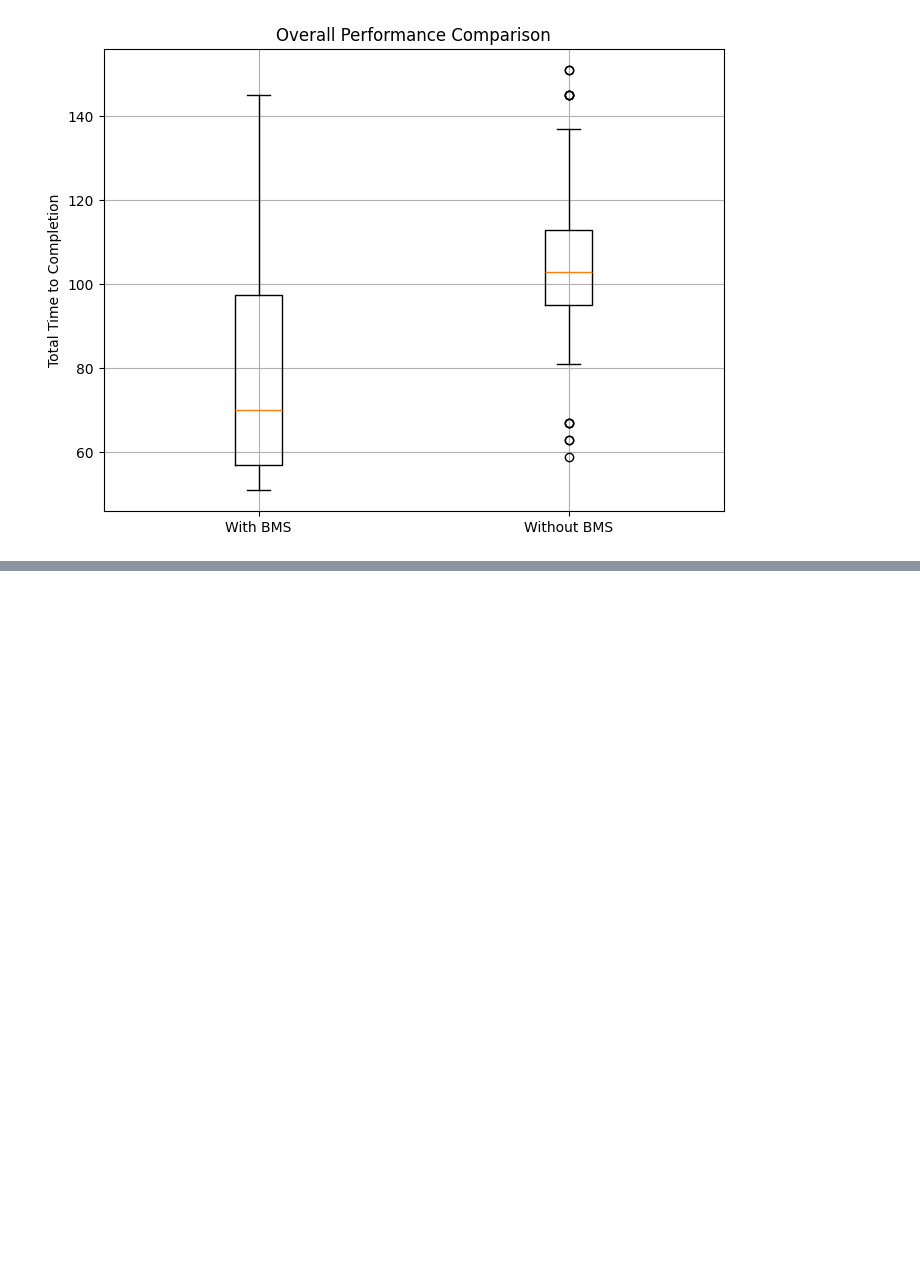
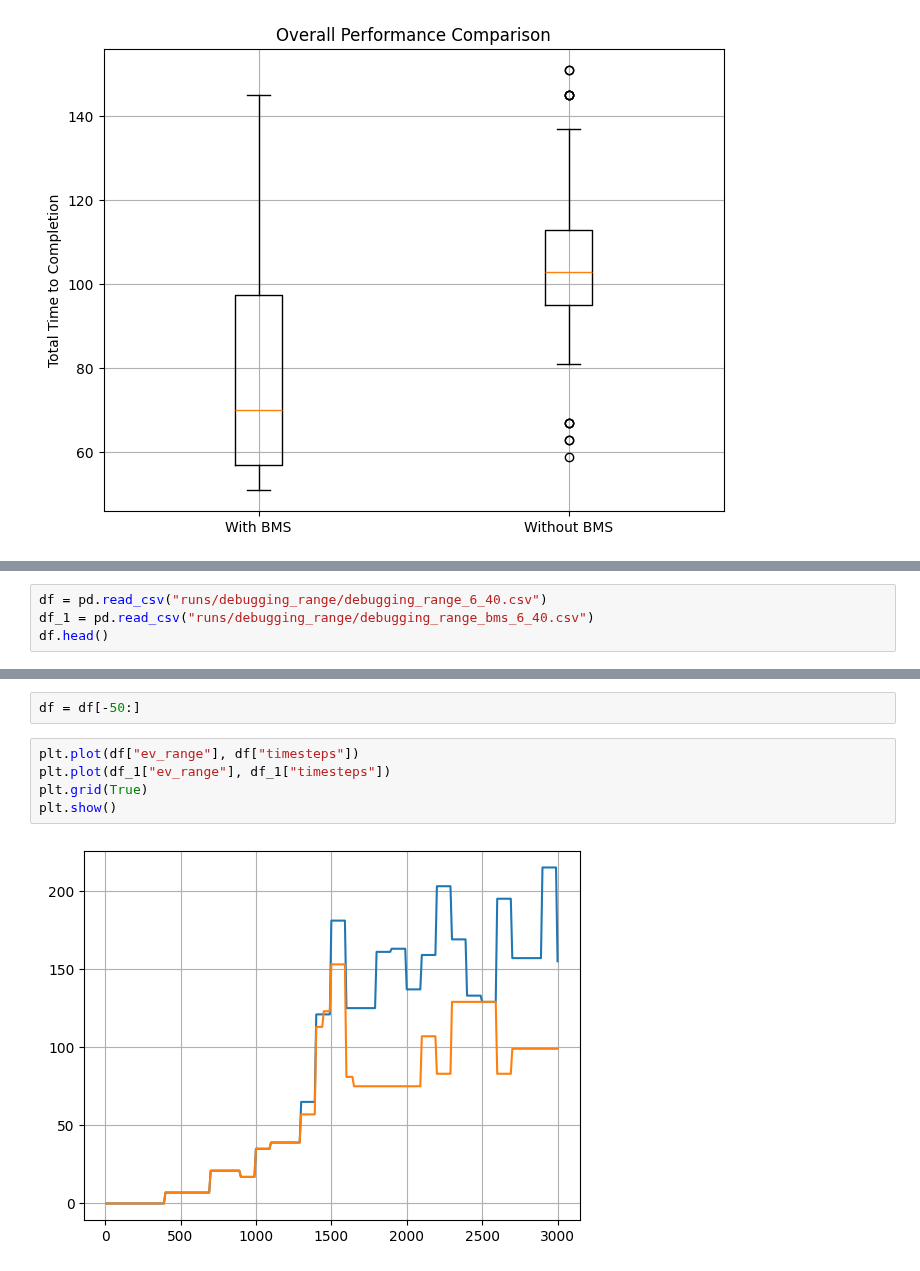
Before and after one commit to smoke275/DroneSim, a Jupyter notebook: results.ipynb, the cells around one changed output, grey strips where cells are left out. Saved outputs shown, nothing was run; the diff lists cells and outputs as text; blank space fills up the shorter version.

```diff
--- a/results.ipynb
+++ b/results.ipynb
@@ -73,0 +224,4 @@ plt.show()
+# %%
+df = pd.read_csv("runs/debugging_range/debugging_range_6_40.csv")
+df_1 = pd.read_csv("runs/debugging_range/debugging_range_bms_6_40.csv")
+df.head()
@@ -73,0 +264,9 @@ plt.show()
+# %%
+df = df[-50:]
+# %%
+plt.plot(df["ev_range"], df["timesteps"])
+plt.plot(df_1["ev_range"], df_1["timesteps"])
+plt.grid(True)
+plt.show()
+# %% [output]
+[figure, added]
```
Also changed, not shown: parts of 18 cells of this notebook, 19 other files.
